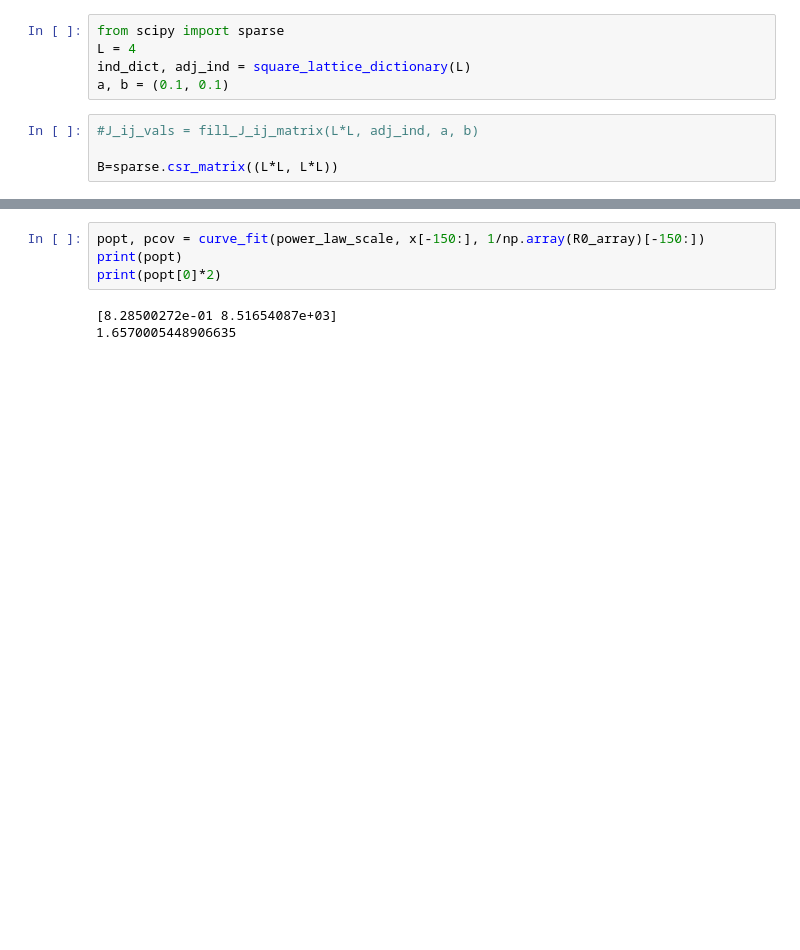
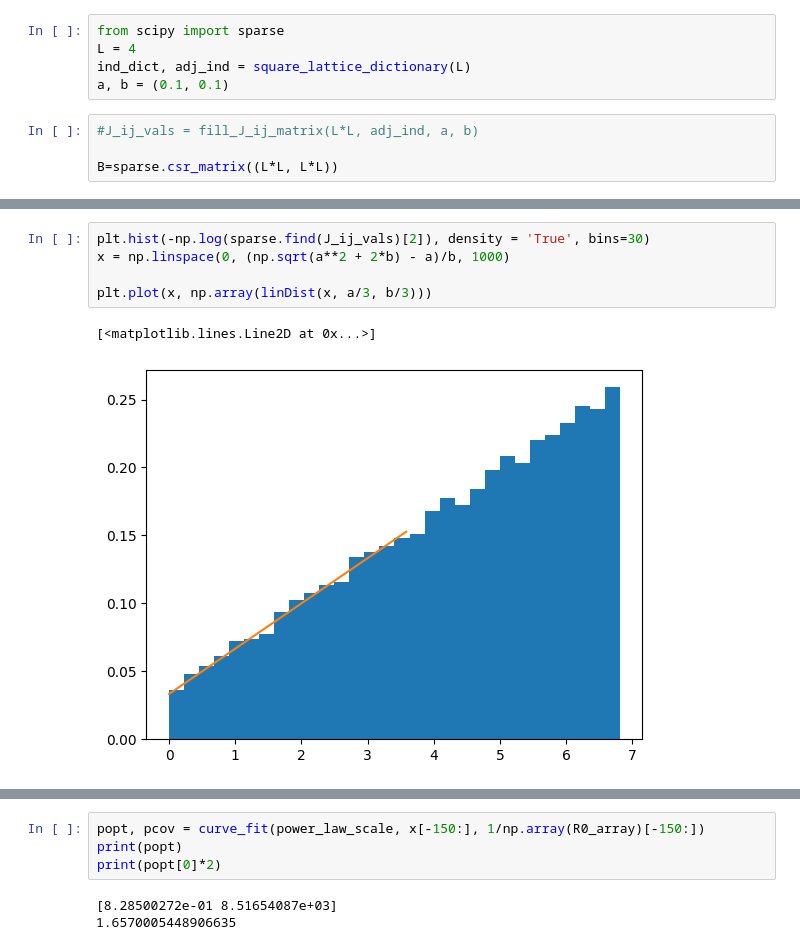
Before and after one commit to tsgaurav/Ising_RSRG, a Jupyter notebook: ipynb_notebooks/Ising_Decimation_2D.ipynb, the cells around one changed output, grey strips where cells are left out. Drawn from its saved outputs; the diff is of its cells as text; blank space fills up the shorter version.

```diff
--- a/ipynb_notebooks/Ising_Decimation_2D.ipynb
+++ b/ipynb_notebooks/Ising_Decimation_2D.ipynb
@@ -460 +533,9 @@ J_ij_vals = fill_J_ij_matrix(L*L, adj_ind, a, b)
+# %%
+plt.hist(-np.log(sparse.find(J_ij_vals)[2]), density = 'True', bins=30)
+x = np.linspace(0, (np.sqrt(a**2 + 2*b) - a)/b, 1000)
+
+plt.plot(x, np.array(linDist(x, a/3, b/3)))
+# %% [output]
+[<matplotlib.lines.Line2D at 0x...>]
+[figure, added]
 # %%
```
Also changed, not shown: parts of 8 cells of this notebook, 4 other files.
